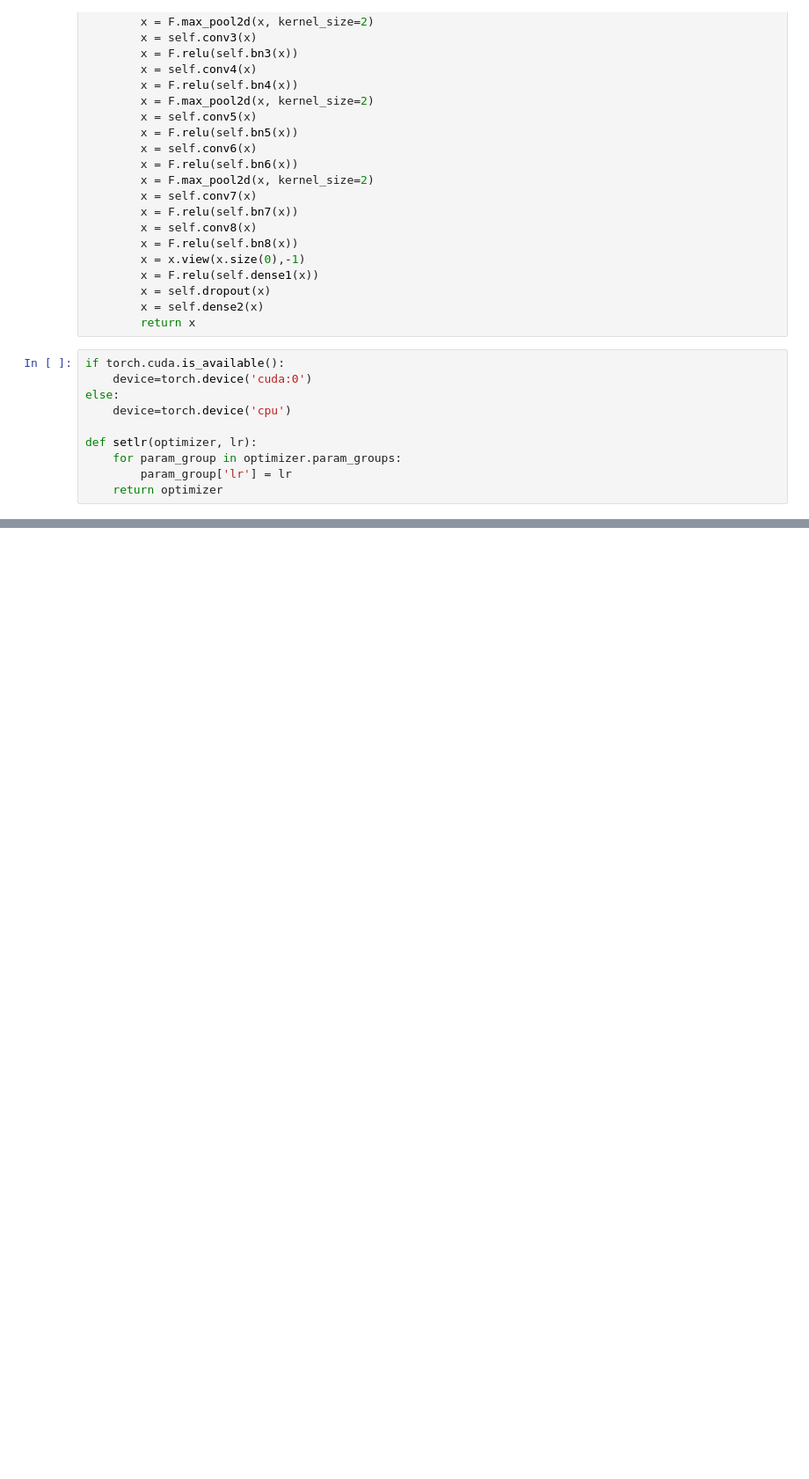
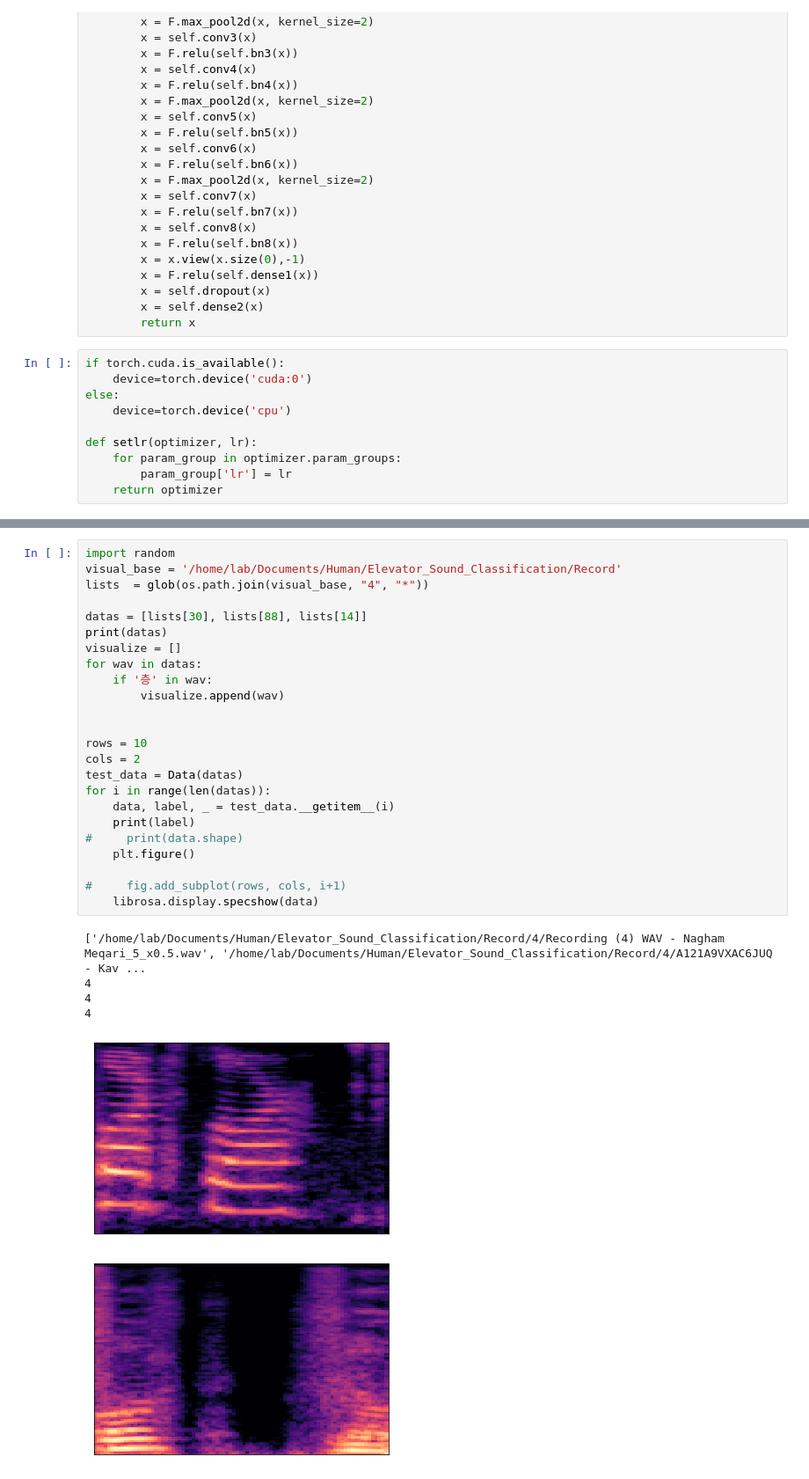
Before and after one commit to SUMIN97/Elevator_Sound_Classification, a Jupyter notebook: test_code_jupyter.ipynb, the cells around one changed output, grey strips where cells are left out. Shown at 88% size. Saved outputs shown, nothing was run; the diff lists cells and outputs as text; blank space fills up the shorter version.

```diff
--- a/test_code_jupyter.ipynb
+++ b/test_code_jupyter.ipynb
@@ -197,0 +260,31 @@ error count 7
+# %%
+import random
+visual_base = '/home/lab/Documents/Human/Elevator_Sound_Classification/Record'
+lists  = glob(os.path.join(visual_base, "4", "*"))
+
+datas = [lists[30], lists[88], lists[14]]
+print(datas)
+visualize = []
+for wav in datas:
+    if '층' in wav:
+        visualize.append(wav)
+
+
+rows = 10
+cols = 2
+test_data = Data(datas)
+for i in range(len(datas)):
+    data, label, _ = test_data.__getitem__(i)
+    print(label)
+#     print(data.shape)
+    plt.figure()
+
+#     fig.add_subplot(rows, cols, i+1)
+    librosa.display.specshow(data)
+# %% [output]
+['/home/lab/Documents/Human/Elevator_Sound_Classification/Record/4/Recording (4) WAV - Nagham Meqari_5_x0.5.wav', '/home/lab/Documents/Human/Elevator_Sound_Classification/Record/4/A121A9VXAC6JUQ - Kav ...
+4
+4
+4
+[figure, added]
+[figure, added]
```
Also changed, not shown: parts of 19 cells of this notebook, 29 other files.
